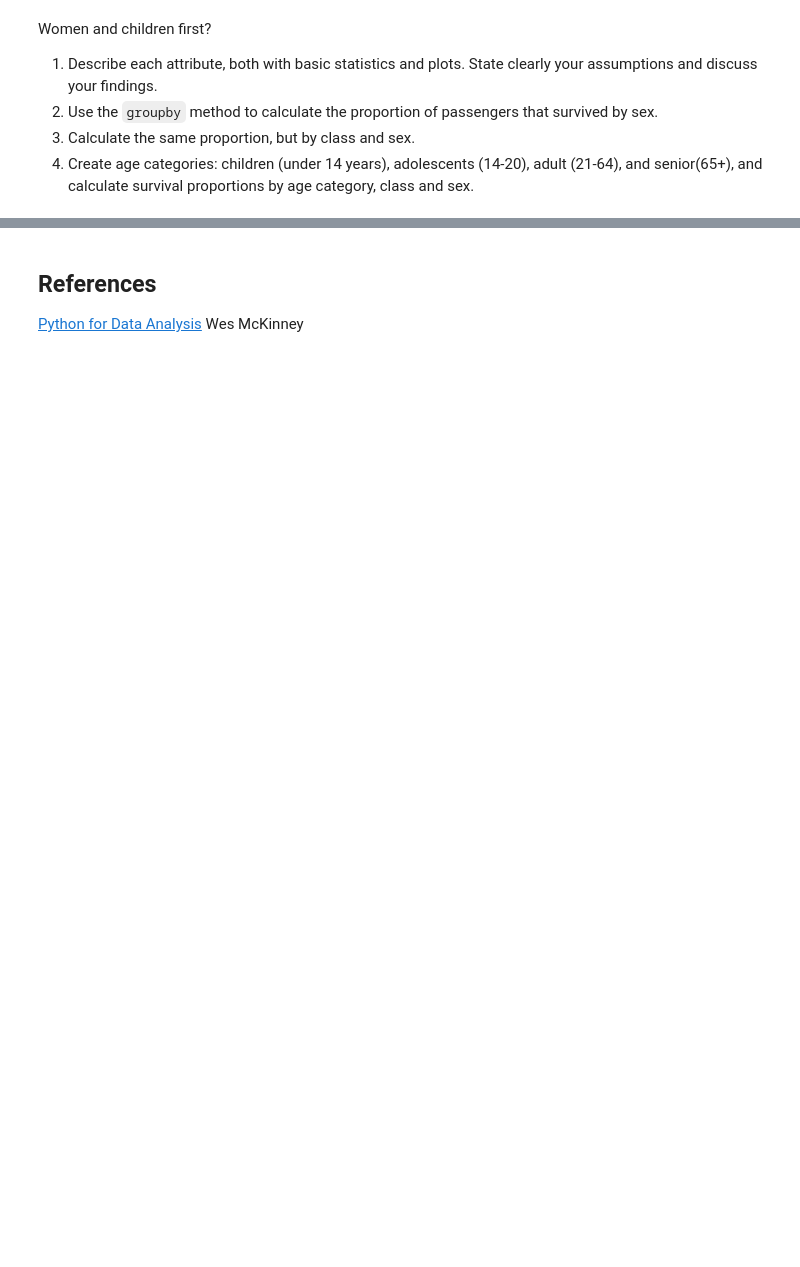
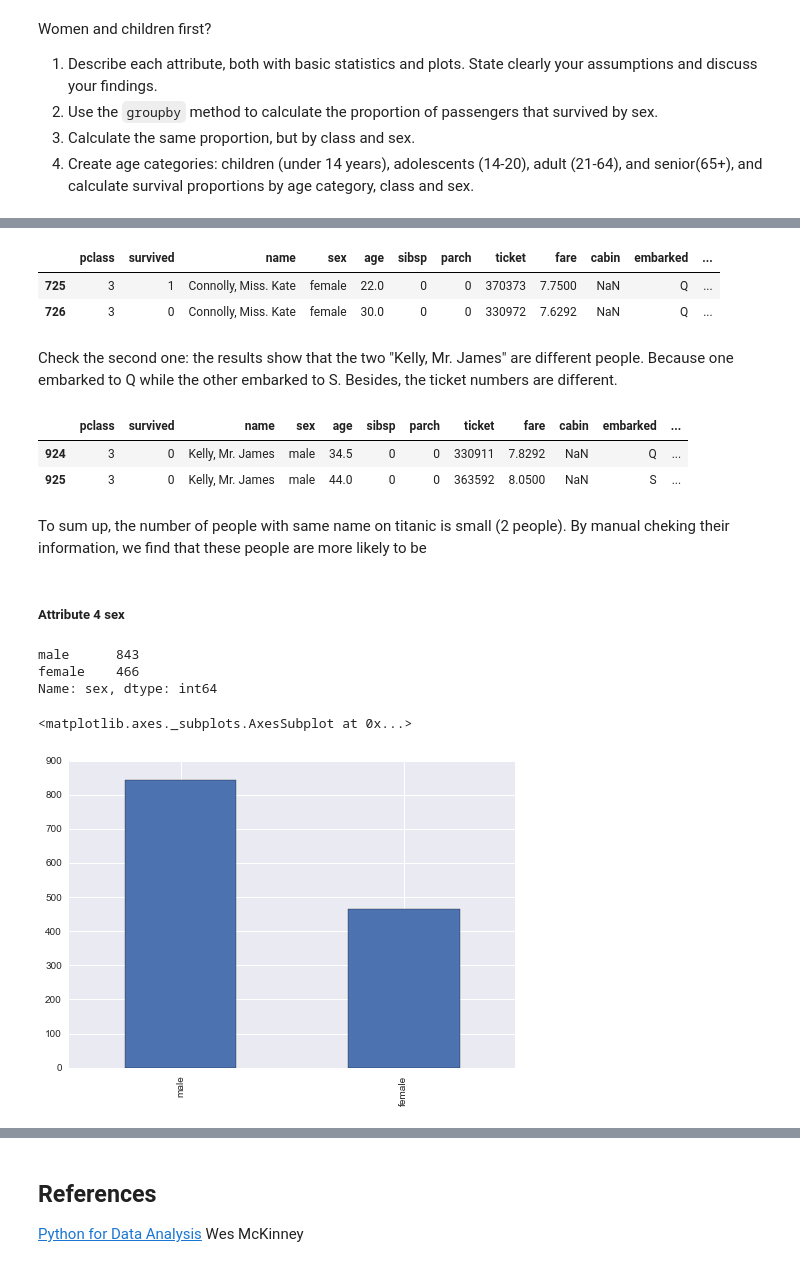
Before and after one commit to fanzhangsuper/fancy_group, a Jupyter notebook: 02 - Intro to Pandas/Data Wrangling with Pandas.ipynb, the cells around one changed output, grey strips where cells are left out. Saved outputs shown, nothing was run; the diff lists cells and outputs as text; code cells hidden in the pictures; blank space fills up the shorter version.

```diff
--- a/02 - Intro to Pandas/Data Wrangling with Pandas.ipynb
+++ b/02 - Intro to Pandas/Data Wrangling with Pandas.ipynb
@@ -720,0 +1781,30 @@ Women and children first?
+# %%
+df[df.name == "Connolly, Miss. Kate"]
+# %% [output]
+|  | pclass | survived | name | sex | age | sibsp | parch | ticket | fare | cabin | embarked | ... |
+| 725 | 3 | 1 | Connolly, Miss. Kate | female | 22.0 | 0 | 0 | 370373 | 7.7500 | NaN | Q | ... |
+| 726 | 3 | 0 | Connolly, Miss. Kate | female | 30.0 | 0 | 0 | 330972 | 7.6292 | NaN | Q | ... |
+# %% [markdown]
+Check the second one: the results show that the two "Kelly, Mr. James" are different people. Because one embarked to Q while the other embarked to S. Besides, the ticket numbers are different.
+# %%
+df[df.name == "Kelly, Mr. James"]
+# %% [output]
+|  | pclass | survived | name | sex | age | sibsp | parch | ticket | fare | cabin | embarked | ... |
+| 924 | 3 | 0 | Kelly, Mr. James | male | 34.5 | 0 | 0 | 330911 | 7.8292 | NaN | Q | ... |
+| 925 | 3 | 0 | Kelly, Mr. James | male | 44.0 | 0 | 0 | 363592 | 8.0500 | NaN | S | ... |
+# %% [markdown]
+To sum up, the number of people with same name on titanic is small (2 people). By manual cheking their information, we find that these people are more likely to be
+# %% [markdown]
+##### Attribute 4 sex
+# %%
+sex_counts = df['sex'].value_counts()
+sex_counts
+# %% [output]
+male      843
+female    466
+Name: sex, dtype: int64
+# %%
+sex_counts.plot.bar()
+# %% [output]
+<matplotlib.axes._subplots.AxesSubplot at 0x...>
+[figure, added]
```
Also changed, not shown: parts of 203 cells of this notebook, 1 other file.
